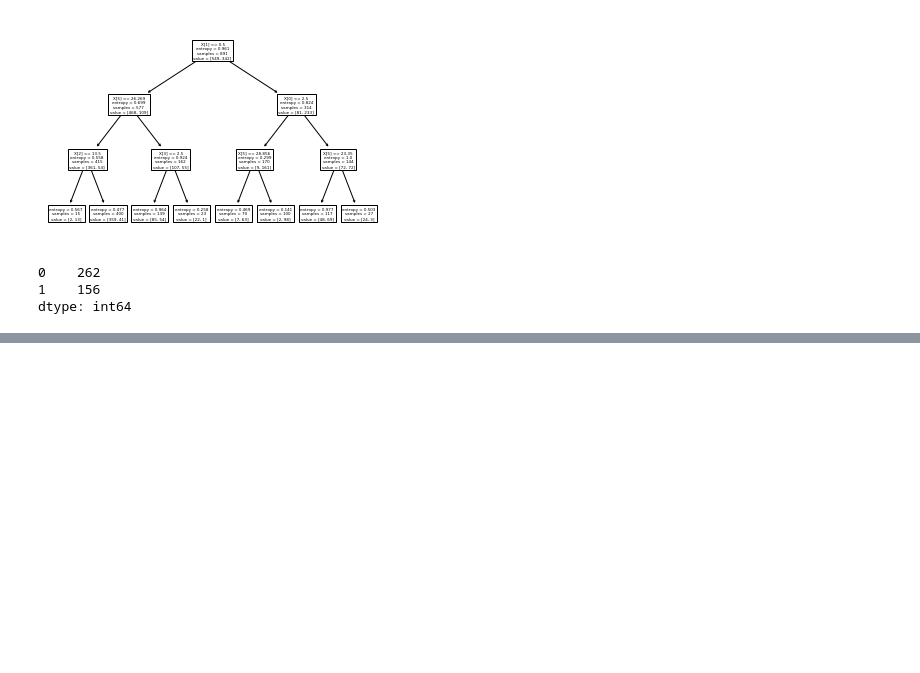
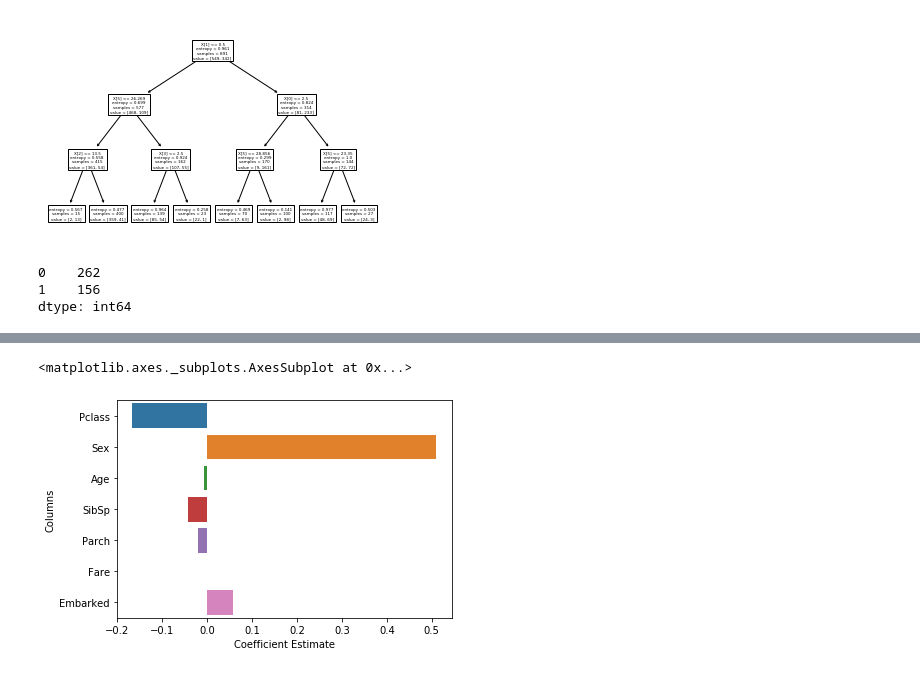
Before and after one commit to DebanjaliBasu/Excelr-1, a Jupyter notebook: Code/Titanic draft.ipynb, the cells around one changed output, grey strips where cells are left out. Saved outputs shown, nothing was run; the diff lists cells and outputs as text; code cells hidden in the pictures; blank space fills up the shorter version.

```diff
--- a/Code/Titanic draft.ipynb
+++ b/Code/Titanic draft.ipynb
@@ -196,2 +186,0 @@ model_gini = DecisionTreeClassifier(criterion='gini', max_depth=3)
-# %%
-model_gini.fit(x_train, y_train)
@@ -214,5 +186,0 @@ y = array[:,3]
-# %%
-x_train, x_test, y_train, y_test = train_test_split(x, y, test_size=0.33, random_state=1)
-# %%
-model = DecisionTreeRegressor()
-model.fit(x_train, y_train)
@@ -221,0 +187,17 @@ model.score(x_test,y_test)
+# %%
+# Apply multiple Linear Regression Model
+lreg = LinearRegression()
+lreg.fit(x_train, y_train)
+
+# Generate Prediction on test set
+lreg_y_pred = lreg.predict(x_test)
+
+# calculating Mean Squared Error (mse)
+mean_squared_error = np.mean((lreg_y_pred - preds)**2)
+print("Mean squared Error on test set : ", mean_squared_error)
+
+# Putting together the coefficient and their corrsponding variable names
+lreg_coefficient = pd.DataFrame()
+lreg_coefficient["Columns"] = x_train.columns
+lreg_coefficient['Coefficient Estimate'] = pd.Series(lreg.coef_)
+print(lreg_coefficient)
@@ -221,0 +214,7 @@ model.score(x_test,y_test)
+# %%
+import seaborn as sns
+
+sns.barplot(x='Coefficient Estimate' , y='Columns', data=lreg_coefficient)
+# %% [output]
+<matplotlib.axes._subplots.AxesSubplot at 0x...>
+[figure, added]
```
Also changed, not shown: parts of 13 cells of this notebook, 5 other files.
